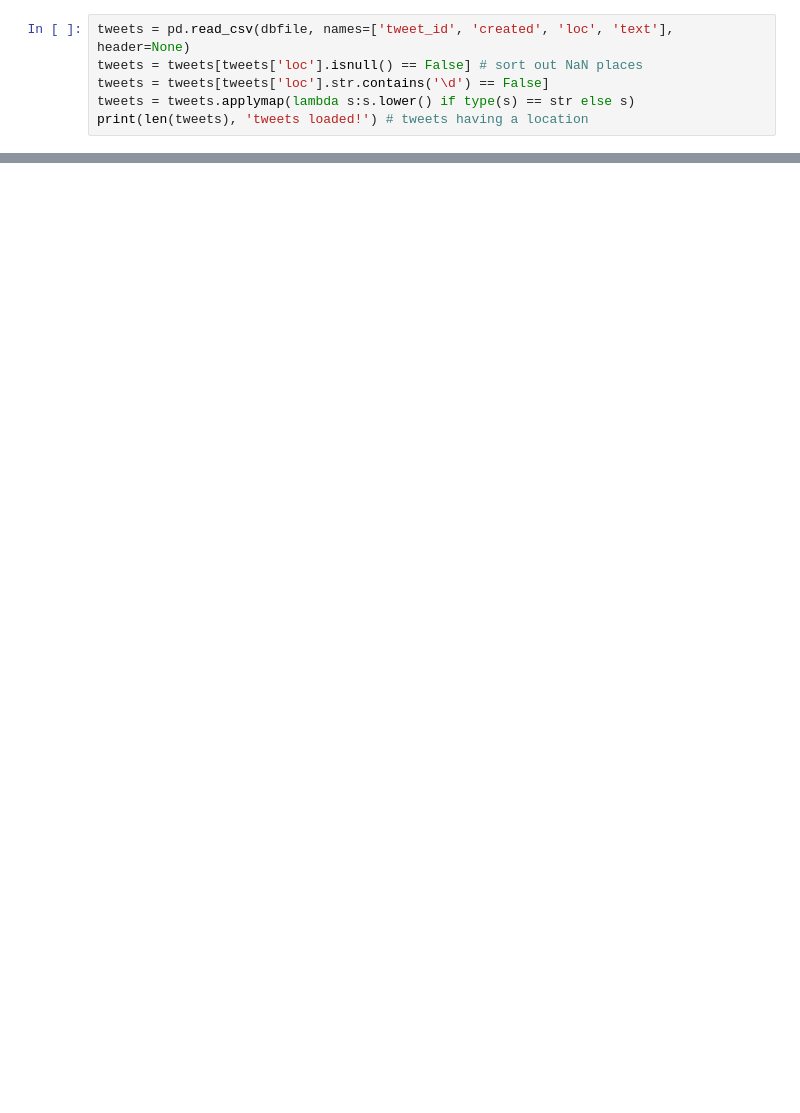
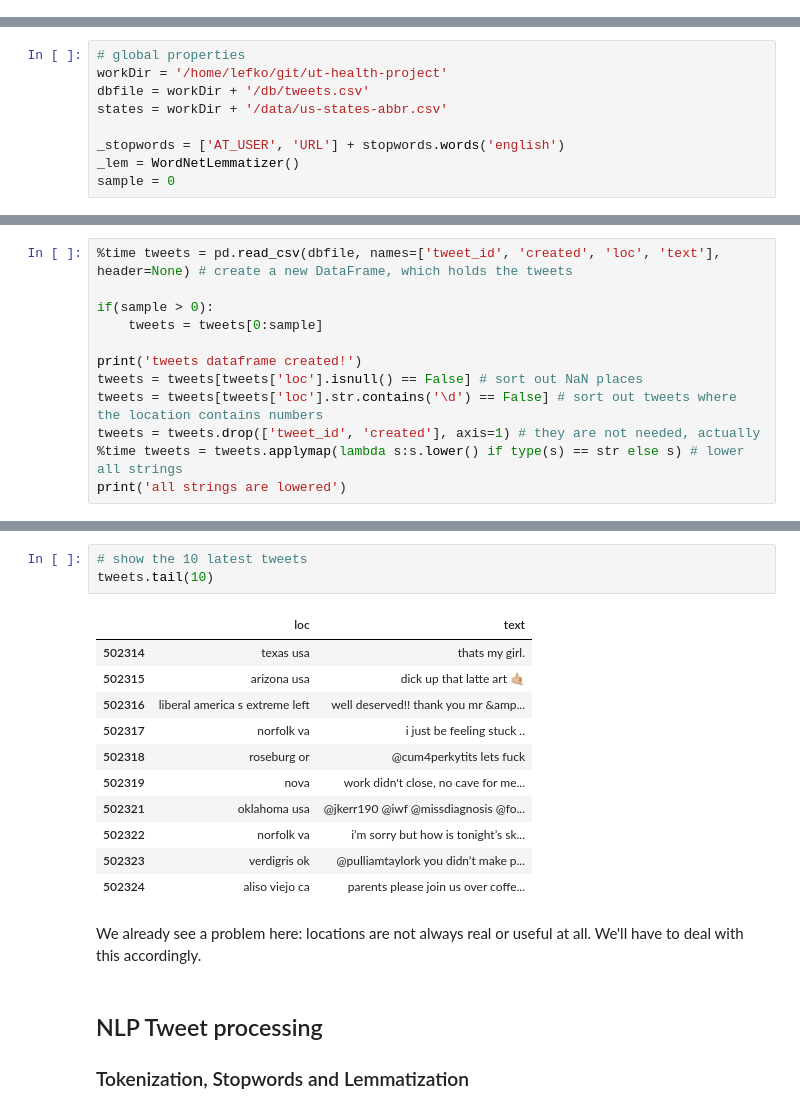
Before and after one commit to lfko/ut-health-project, a Jupyter notebook: src/ut_part2_twitter.ipynb, the cells around one changed output, grey strips where cells are left out. Saved outputs shown, nothing was run; the diff lists cells and outputs as text; blank space fills up the shorter version.

```diff
--- a/src/ut_part2_twitter.ipynb
+++ b/src/ut_part2_twitter.ipynb
@@ -108,6 +0,0 @@ city
-# %%
-tweets = pd.read_csv(dbfile, names=['tweet_id', 'created', 'loc', 'text'], header=None)
-tweets = tweets[tweets['loc'].isnull() == False] # sort out NaN places
-tweets = tweets[tweets['loc'].str.contains('\d') == False]
-tweets = tweets.applymap(lambda s:s.lower() if type(s) == str else s)
-print(len(tweets), 'tweets loaded!') # tweets having a location
@@ -251,0 +45,9 @@ filtered_tweets.head(10)
+# %%
+# global properties
+workDir = '/home/lefko/git/ut-health-project'
+dbfile = workDir + '/db/tweets.csv'
+states = workDir + '/data/us-states-abbr.csv'
+
+_stopwords = ['AT_USER', 'URL'] + stopwords.words('english')
+_lem = WordNetLemmatizer()
+sample = 0
@@ -251,0 +101,12 @@ filtered_tweets.head(10)
+# %%
+%time tweets = pd.read_csv(dbfile, names=['tweet_id', 'created', 'loc', 'text'], header=None) # create a new DataFrame, which holds the tweets
+
+if(sample > 0):
+    tweets = tweets[0:sample]
+
+print('tweets dataframe created!')
+tweets = tweets[tweets['loc'].isnull() == False] # sort out NaN places
+tweets = tweets[tweets['loc'].str.contains('\d') == False] # sort out tweets where the location contains numbers
+tweets = tweets.drop(['tweet_id', 'created'], axis=1) # they are not needed, actually
+%time tweets = tweets.applymap(lambda s:s.lower() if type(s) == str else s) # lower all strings
+print('all strings are lowered')
@@ -251,0 +134,20 @@ filtered_tweets.head(10)
+# %%
+# show the 10 latest tweets
+tweets.tail(10)
+# %% [output]
+|  | loc | text |
+| 502314 | texas usa | thats my girl. |
+| 502315 | arizona usa | dick up that latte art 🤙🏼 |
+| 502316 | liberal america s extreme left | well deserved!! thank you mr &amp... |
+| 502317 | norfolk va | i just be feeling stuck .. |
+| 502318 | roseburg or | @cum4perkytits lets fuck |
+| 502319 | nova | work didn't close, no cave for me... |
+| 502321 | oklahoma usa | @jkerr190 @iwf @missdiagnosis @fo... |
+| 502322 | norfolk va | i’m sorry but how is tonight’s sk... |
+| 502323 | verdigris ok | @pulliamtaylork you didn’t make p... |
+| 502324 | aliso viejo ca | parents please join us over coffe... |
+# %% [markdown]
+We already see a problem here: locations are not always real or useful at all. We'll have to deal with this accordingly.
+# %% [markdown]
+## NLP Tweet processing
+### Tokenization, Stopwords and Lemmatization
```
Also changed, not shown: parts of 45 cells of this notebook, 4 other files.
